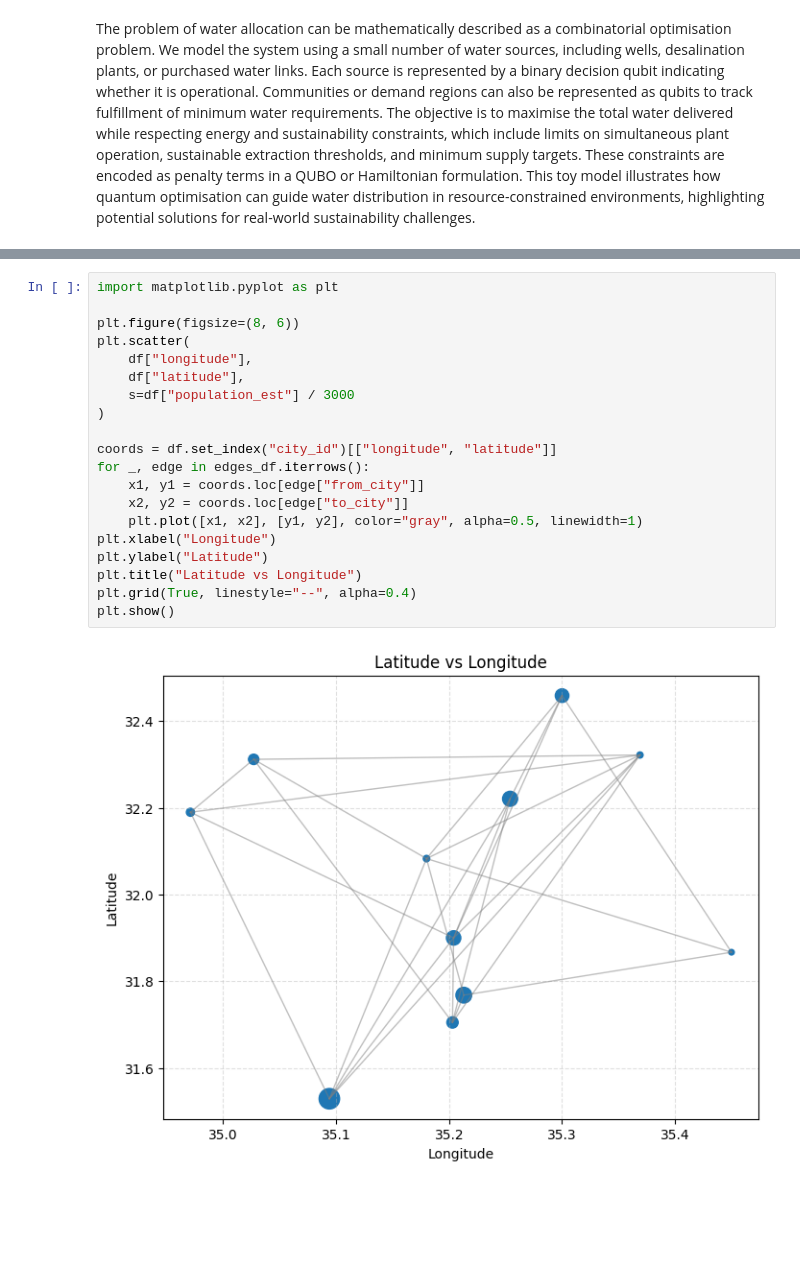
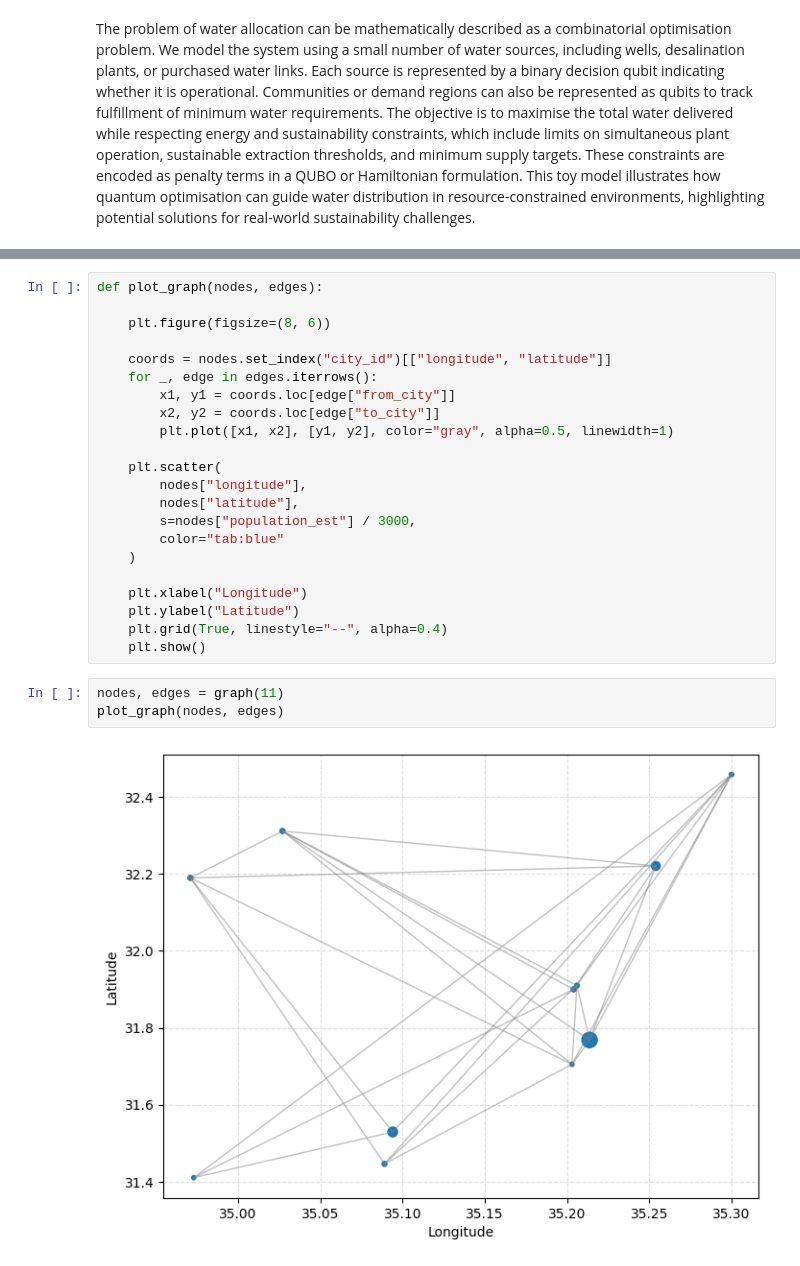
Before and after one commit to mlopezig59/QIF_OptimizationProblem, a Jupyter notebook: mar.ipynb, the cells around one changed output, grey strips where cells are left out. Drawn from its saved outputs; the diff is of its cells as text; blank space fills up the shorter version.

```diff
--- a/mar.ipynb
+++ b/mar.ipynb
@@ -50,22 +41,27 @@ KeyError: 0
 # %%
-import matplotlib.pyplot as plt
+def plot_graph(nodes, edges):
 
-plt.figure(figsize=(8, 6))
-plt.scatter(
-    df["longitude"],
-    df["latitude"],
-    s=df["population_est"] / 3000
-)
+    plt.figure(figsize=(8, 6))
 
-coords = df.set_index("city_id")[["longitude", "latitude"]]
-for _, edge in edges_df.iterrows():
-    x1, y1 = coords.loc[edge["from_city"]]
-    x2, y2 = coords.loc[edge["to_city"]]
-    plt.plot([x1, x2], [y1, y2], color="gray", alpha=0.5, linewidth=1)
-plt.xlabel("Longitude")
-plt.ylabel("Latitude")
-plt.title("Latitude vs Longitude")
-plt.grid(True, linestyle="--", alpha=0.4)
-plt.show()
+    coords = nodes.set_index("city_id")[["longitude", "latitude"]]
+    for _, edge in edges.iterrows():
+        x1, y1 = coords.loc[edge["from_city"]]
+        x2, y2 = coords.loc[edge["to_city"]]
+        plt.plot([x1, x2], [y1, y2], color="gray", alpha=0.5, linewidth=1)
+
+    plt.scatter(
+        nodes["longitude"],
+        nodes["latitude"],
+        s=nodes["population_est"] / 3000,
+        color="tab:blue"
+    )
+
+    plt.xlabel("Longitude")
+    plt.ylabel("Latitude")
+    plt.grid(True, linestyle="--", alpha=0.4)
+    plt.show()
-# %% [output]
-[figure, removed]
+# %%
+nodes, edges = graph(11)
+plot_graph(nodes, edges)
+# %% [output]
+[figure, added]
```
Also changed, not shown: parts of 4 cells of this notebook.
